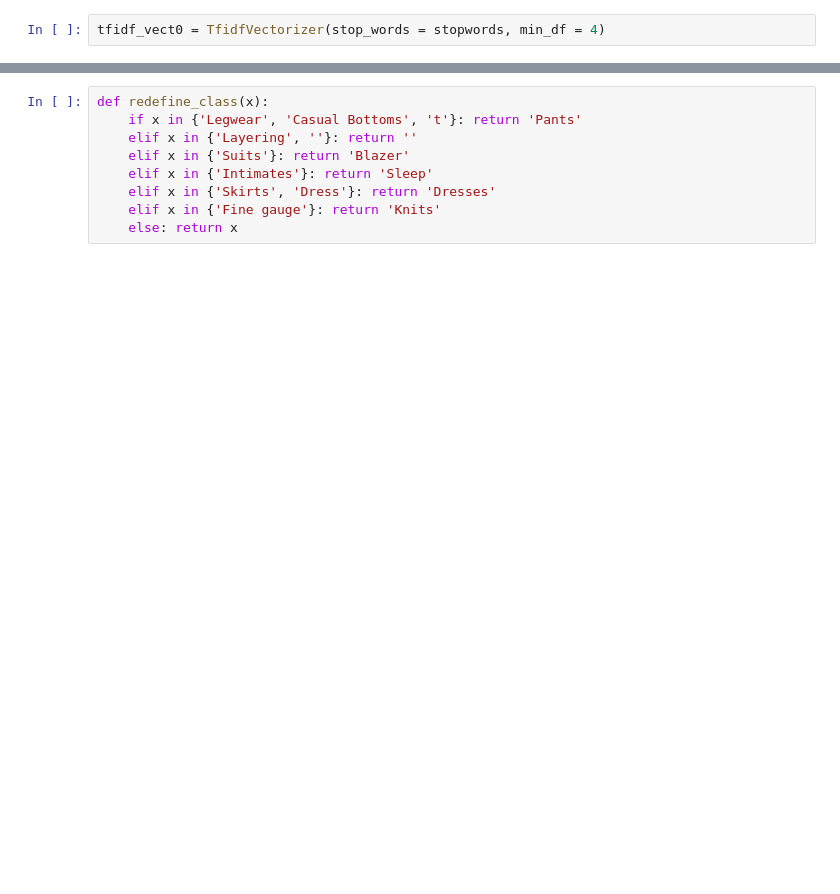
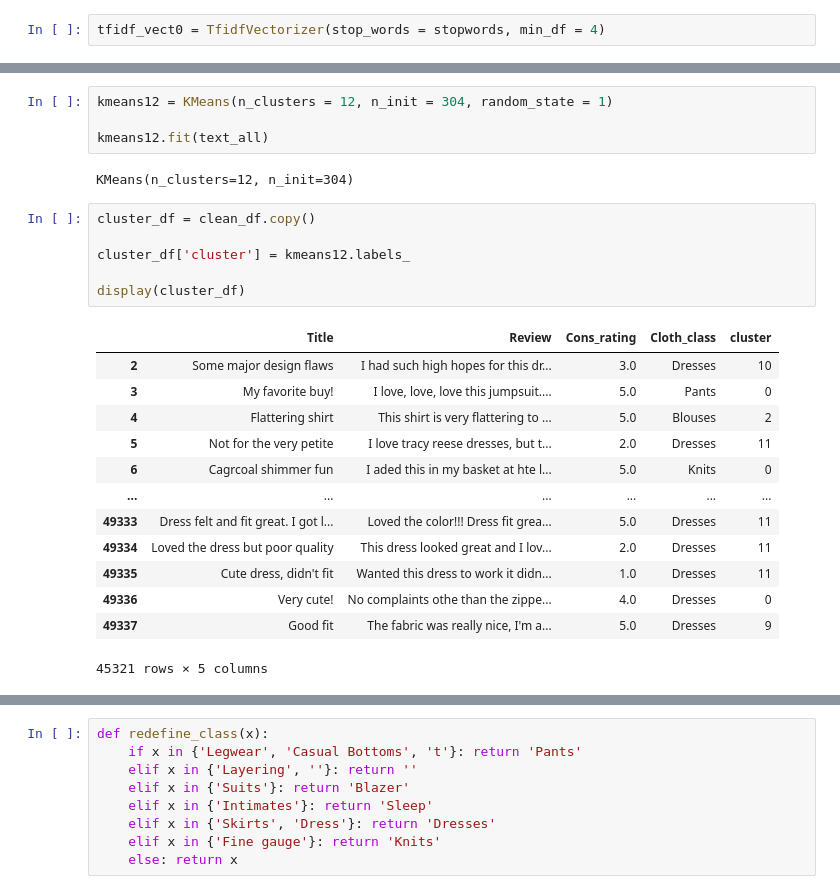
Before and after one commit to lucavribeiro/Inf1038, a Jupyter notebook: inf1038-nlp.ipynb, the cells around one changed output, grey strips where cells are left out. Drawn from its saved outputs; the diff is of its cells as text; blank space fills up the shorter version.

```diff
--- a/inf1038-nlp.ipynb
+++ b/inf1038-nlp.ipynb
@@ -137,0 +140,26 @@ ValueError: All arrays must be of the same length
+# %%
+kmeans12 = KMeans(n_clusters = 12, n_init = 304, random_state = 1)
+
+kmeans12.fit(text_all)
+# %% [output]
+KMeans(n_clusters=12, n_init=304)
+# %%
+cluster_df = clean_df.copy()
+
+cluster_df['cluster'] = kmeans12.labels_
+
+display(cluster_df)
+# %% [output]
+|  | Title | Review | Cons_rating | Cloth_class | cluster |
+| 2 | Some major design flaws | I had such high hopes for this dr... | 3.0 | Dresses | 10 |
+| 3 | My favorite buy! | I love, love, love this jumpsuit.... | 5.0 | Pants | 0 |
+| 4 | Flattering shirt | This shirt is very flattering to ... | 5.0 | Blouses | 2 |
+| 5 | Not for the very petite | I love tracy reese dresses, but t... | 2.0 | Dresses | 11 |
+| 6 | Cagrcoal shimmer fun | I aded this in my basket at hte l... | 5.0 | Knits | 0 |
+| ... | ... | ... | ... | ... | ... |
+| 49333 | Dress felt and fit great. I got l... | Loved the color!!! Dress fit grea... | 5.0 | Dresses | 11 |
+| 49334 | Loved the dress but poor quality | This dress looked great and I lov... | 2.0 | Dresses | 11 |
+| 49335 | Cute dress, didn't fit | Wanted this dress to work it didn... | 1.0 | Dresses | 11 |
+| 49336 | Very cute! | No complaints othe than the zippe... | 4.0 | Dresses | 0 |
+| 49337 | Good fit | The fabric was really nice, I'm a... | 5.0 | Dresses | 9 |
+45321 rows × 5 columns
```
Also changed, not shown: parts of 14 cells of this notebook.
